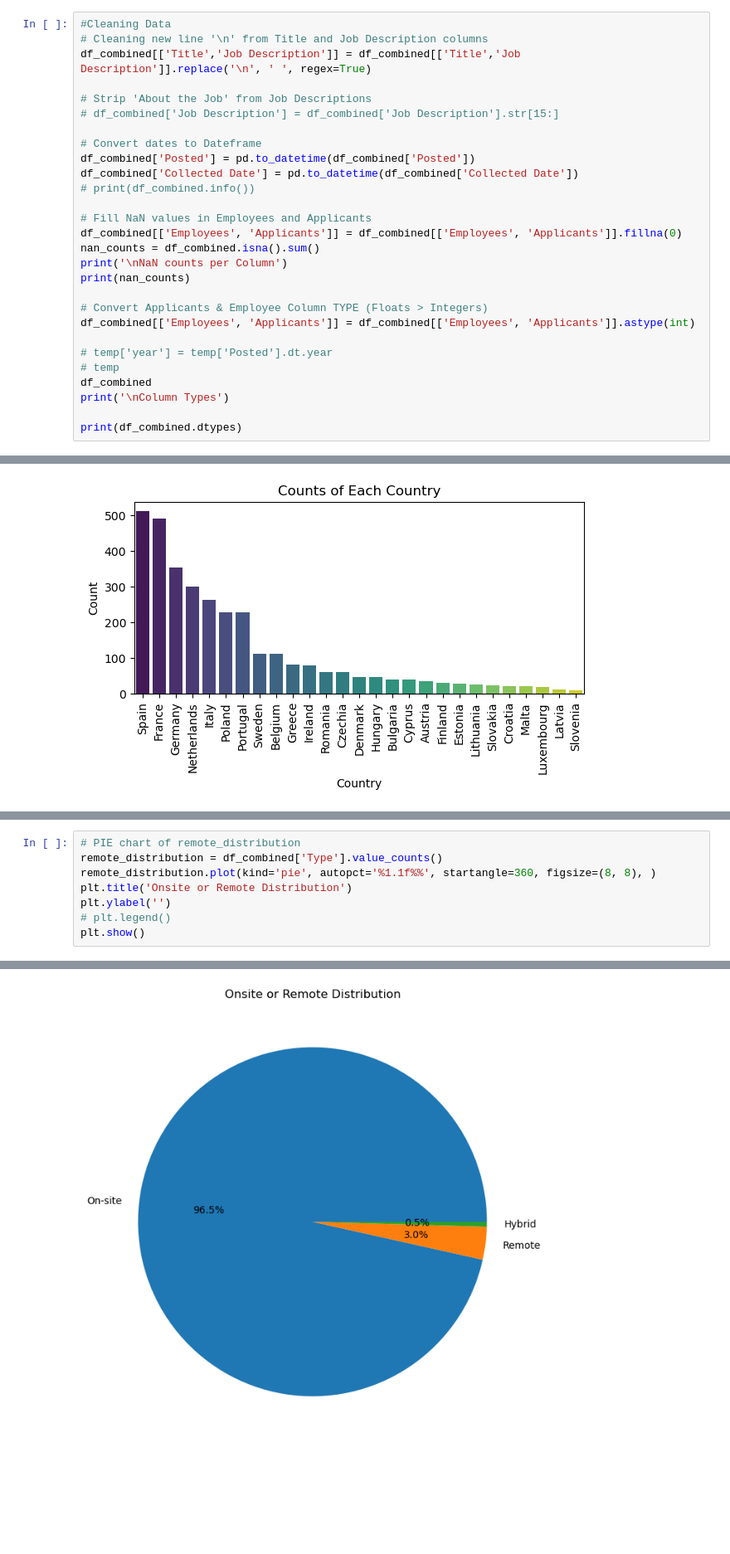
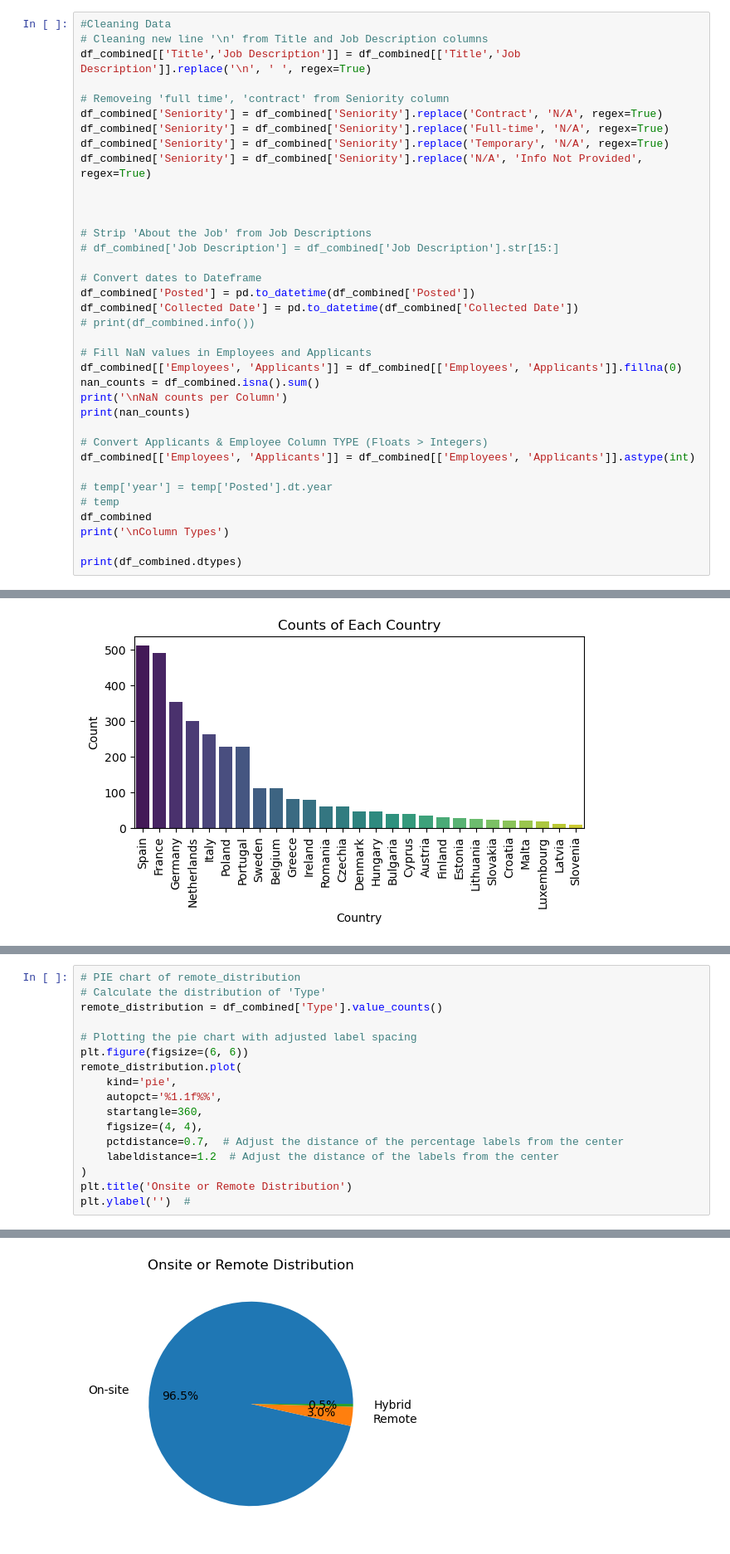
Before and after one commit to diamond-one/LinkedIn-Data-Jobs-Insights, a Jupyter notebook: DataCareerAnalysis.ipynb, the cells around one changed output, grey strips where cells are left out. Shown at 83% size. Drawn from its saved outputs; the diff is of its cells as text; blank space fills up the shorter version.

```diff
--- a/DataCareerAnalysis.ipynb
+++ b/DataCareerAnalysis.ipynb
@@ -39,6 +45,14 @@ df_combined.head()
 #Cleaning Data
 # Cleaning new line '\n' from Title and Job Description columns
 df_combined[['Title','Job Description']] = df_combined[['Title','Job Description']].replace('\n', ' ', regex=True)
+
+# Removeing 'full time', 'contract' from Seniority column
+df_combined['Seniority'] = df_combined['Seniority'].replace('Contract', 'N/A', regex=True)
+df_combined['Seniority'] = df_combined['Seniority'].replace('Full-time', 'N/A', regex=True)
+df_combined['Seniority'] = df_combined['Seniority'].replace('Temporary', 'N/A', regex=True)
+df_combined['Seniority'] = df_combined['Seniority'].replace('N/A', 'Info Not Provided', regex=True)
+
+
 
 # Strip 'About the Job' from Job Descriptions
 # df_combined['Job Description'] = df_combined['Job Description'].str[15:]
@@ -235,9 +158,18 @@ DriverError: C:\Users\thisi\code\DataCareerAnalysis\europe_cities.geojson: No su
 # %%
 # PIE chart of remote_distribution
+# Calculate the distribution of 'Type'
 remote_distribution = df_combined['Type'].value_counts()
-remote_distribution.plot(kind='pie', autopct='%1.1f%%', startangle=360, figsize=(8, 8), )
+
+# Plotting the pie chart with adjusted label spacing
+plt.figure(figsize=(6, 6))
+remote_distribution.plot(
+    kind='pie',
+    autopct='%1.1f%%',
+    startangle=360,
+    figsize=(4, 4),
+    pctdistance=0.7,  # Adjust the distance of the percentage labels from the center
+    labeldistance=1.2  # Adjust the distance of the labels from the center
+)
 plt.title('Onsite or Remote Distribution')
-plt.ylabel('')
-# plt.legend()
-plt.show()
+plt.ylabel('')  #
 # %% [output]
@@ -244 +177 @@ plt.show()
-[figure, old version]
+[figure, new version]
```
Also changed, not shown: parts of 20 cells of this notebook.
